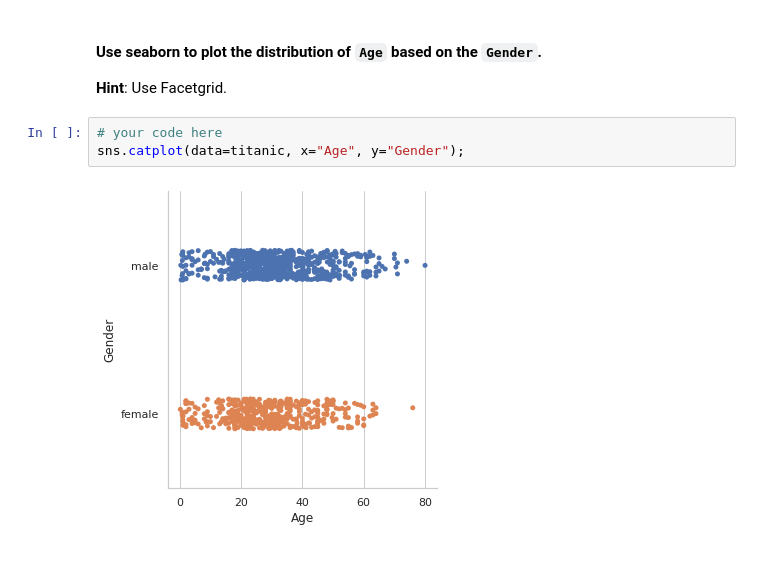
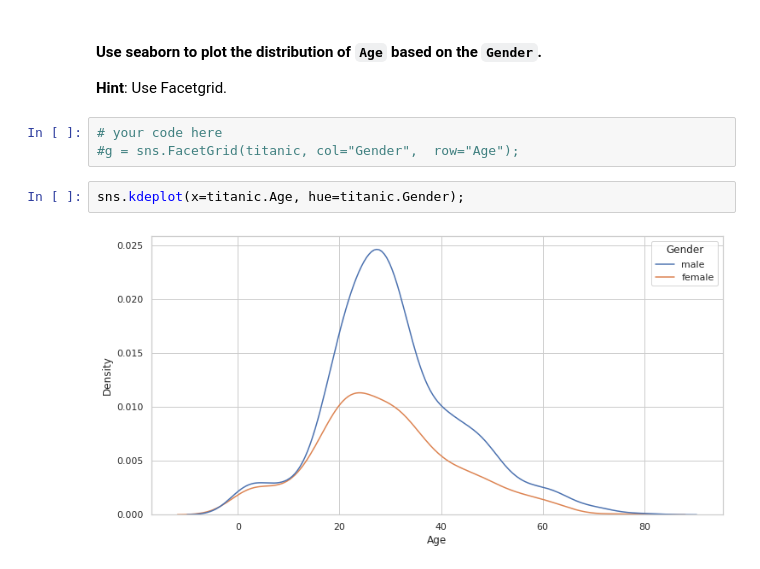
Before and after one commit to Ironhack-Data-Madrid-Octubre-2021/lab-matplotlib-seaborn, a Jupyter notebook: your-code/main.ipynb, the cells around one changed output. Drawn from its saved outputs; the diff is of its cells as text.

```diff
--- a/your-code/main.ipynb
+++ b/your-code/main.ipynb
@@ -346,6 +345,8 @@ sns.lineplot(x="Pclass", y="Age", data=titanic);
 **Hint**: Use Facetgrid.
 # %%
 # your code here
-sns.catplot(data=titanic, x="Age", y="Gender");
+#g = sns.FacetGrid(titanic, col="Gender",  row="Age");
-# %% [output]
-[figure, removed]
+# %%
+sns.kdeplot(x=titanic.Age, hue=titanic.Gender);
+# %% [output]
+[figure, added]
```
Also changed, not shown: parts of 2 cells of this notebook.
